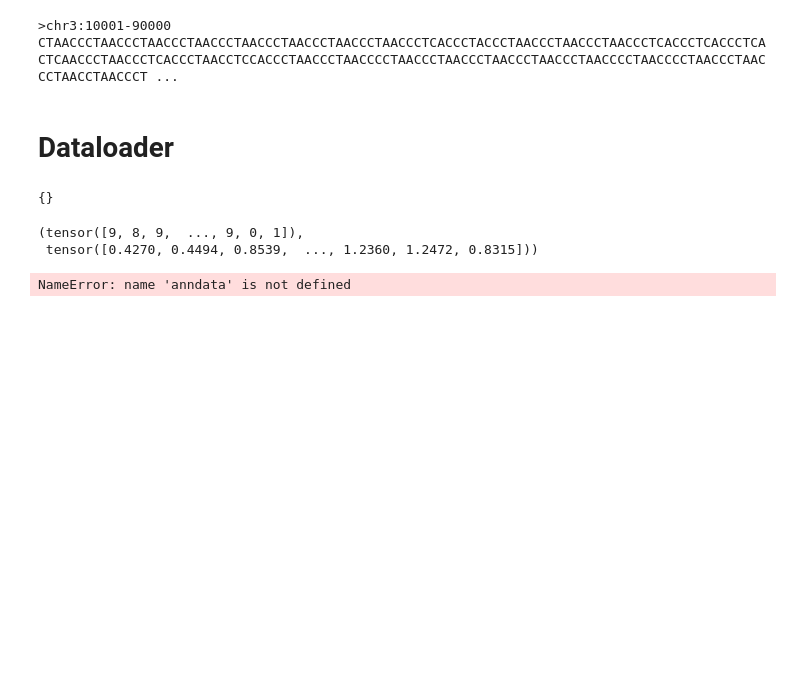
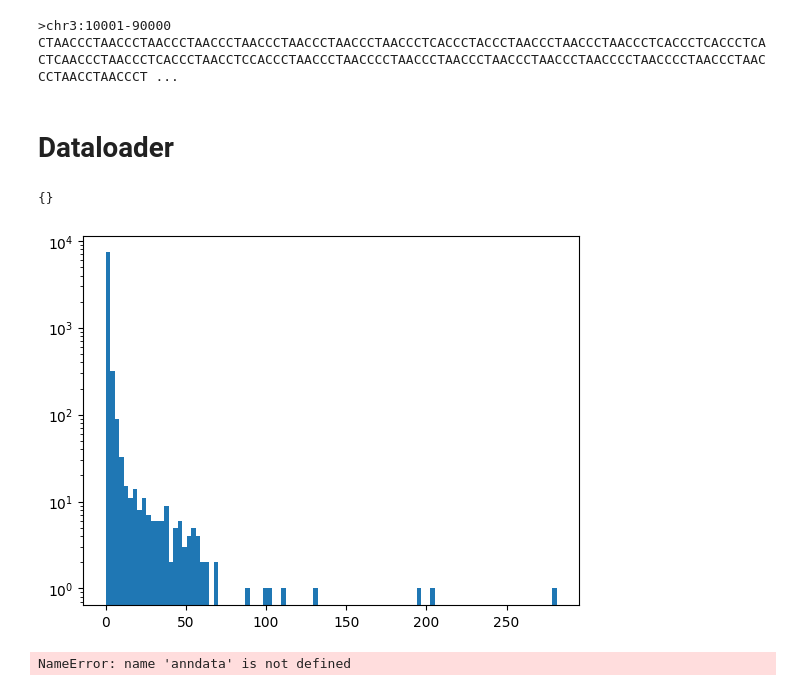
Before and after one commit to synthetic-tensors/caduceus, a Jupyter notebook: crispr_data_wrangling.ipynb, the cells around one changed output. Saved outputs shown, nothing was run; the diff lists cells and outputs as text; code cells hidden in the pictures; blank space fills up the shorter version.

```diff
--- a/crispr_data_wrangling.ipynb
+++ b/crispr_data_wrangling.ipynb
@@ -579,6 +579,7 @@ class ReplogleDataset(torch.utils.data.Dataset):
         self,
         split,
         #max_length,
+        expression_h5ad="data/replogle/K562_gwps_raw_bulk_01.h5ad",
         dataset_name=None,
         d_output=2,  # default binary classification
         tokenizer=CaduceusTokenizer(model_max_length=MAX_ALLOWED_LENGTH),
@@ -613,7 +614,7 @@ class ReplogleDataset(torch.utils.data.Dataset):
 
         # For NT tasks, we use data from InstaDeepAI/nucleotide_transformer_downstream_tasks
         self.seqs = torch.load('data/replogle/coding_by_gene.pt')
-        self.samples = ad.read_h5ad("data/replogle/K562_gwps_raw_bulk_01.h5ad")
+        self.samples = ad.read_h5ad(expression_h5ad)
         self.target_genes = self.samples.var.index.tolist()
         self.num_targets = len(self.target_genes)
         self.sample_genes = self.samples.obs.index.tolist()
@@ -685,10 +686,10 @@ class ReplogleDataset(torch.utils.data.Dataset):
 # %%
 dataset = ReplogleDataset('train')
 # %%
-dataset[1]
+plt.hist(dataset[1][1],bins=100)
+plt.yscale('log')
 # %% [output]
-(tensor([9, 8, 9,  ..., 9, 0, 1]),
- tensor([0.4270, 0.4494, 0.8539,  ..., 1.2360, 1.2472, 0.8315]))
+[figure, added]
 # %%
 print(anndata['0_A1BG_P1_ENSG00000121410'].X.squeeze().shape)
 print(len(anndata.obs.index.tolist()))
```
Also changed, not shown: 4 other files.
